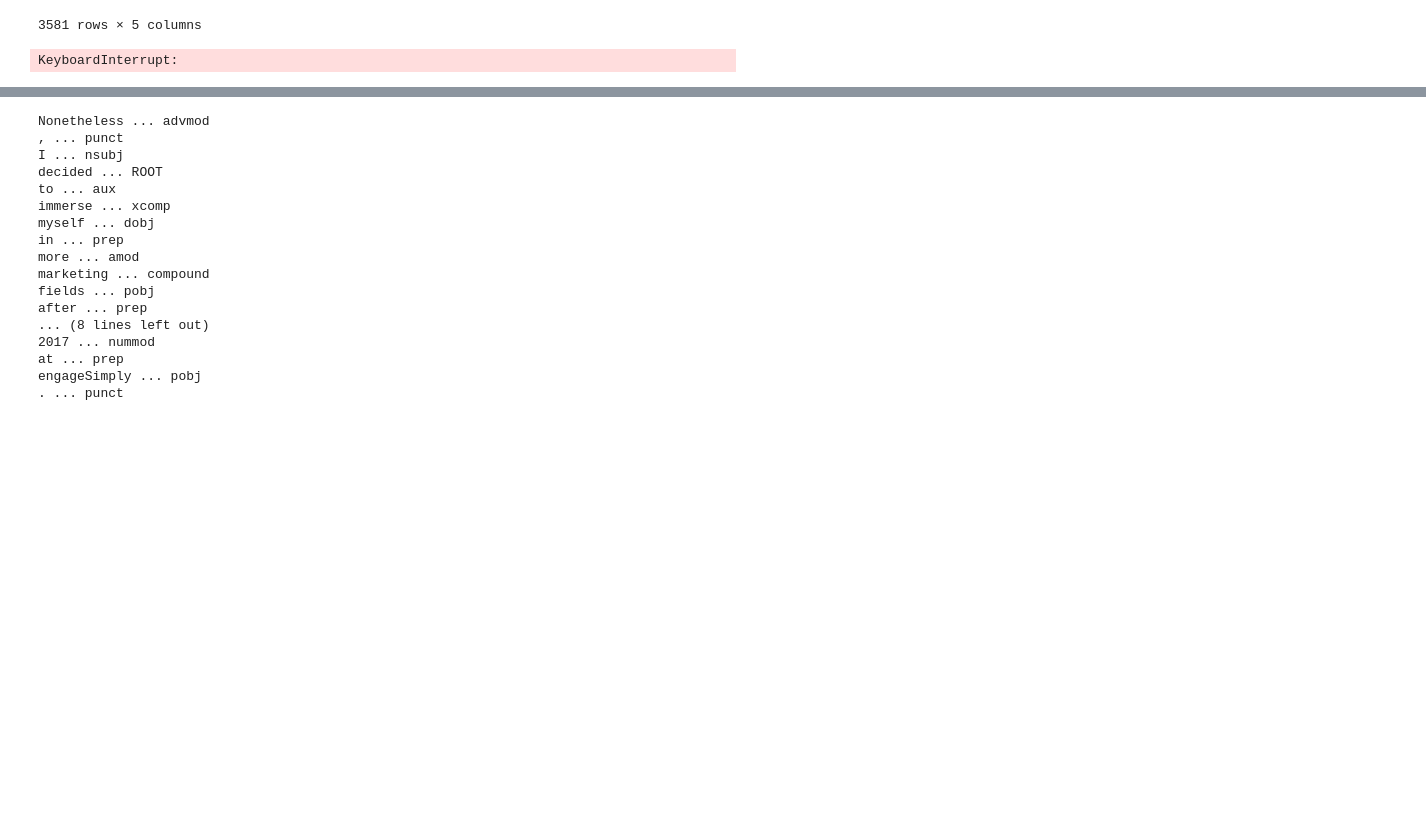
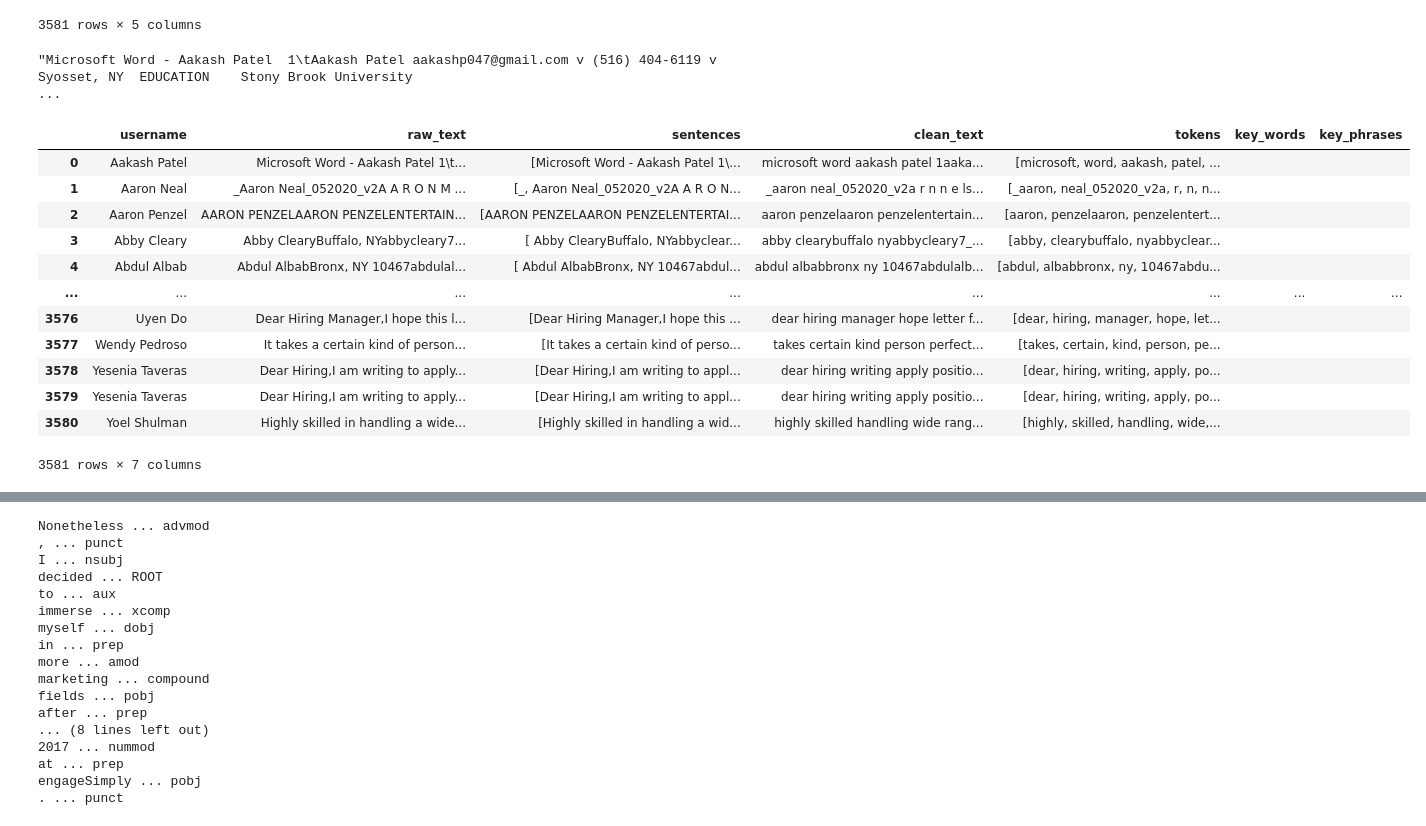
Before and after one commit to sambellsoup/Cover_Letter_Analysis, a Jupyter notebook: nlp_sandbox.ipynb, the cells around one changed output, grey strips where cells are left out. Cells and saved outputs as stored; diff of their text form; code cells hidden in the pictures; blank space fills up the shorter version.

```diff
--- a/nlp_sandbox.ipynb
+++ b/nlp_sandbox.ipynb
@@ -223,8 +225,6 @@ def text_prepare(text):
     text = ' '.join([word for word in text.split() if word not in STOPWORDS])
 
     return text
-# %%
-clean_text = [text_prepare(x) for x in tokens_df.raw_text]
 # %%
 tokens_df['clean_text'] = clean_text
 # %%
@@ -249,12 +249,3 @@ tokens_df
 3581 rows × 5 columns
 # %%
 tokens_df.to_csv('tokens_df.csv')
-# %%
-tokens_df['key_words'] = ''
-r = Rake()
-for index, row in tokens_df.iterrows():
-    r.extract_keywords_from_text(row['clean_text'])
-    key_words_dict_scores = r.get_word_degrees()
-    row['key_words'] = list(key_words_dict_scores.keys())
-# %% [output]
-KeyboardInterrupt:
@@ -260,0 +256,20 @@ KeyboardInterrupt:
+# %%
+text
+# %% [output]
+"Microsoft Word - Aakash Patel  1\tAakash Patel aakashp047@gmail.com v (516) 404-6119 v Syosset, NY  EDUCATION    Stony Brook University                                                                 ...
+# %%
+tokens_df
+# %% [output]
+|  | username | raw_text | sentences | clean_text | tokens | key_words | key_phrases |
+| 0 | Aakash Patel | Microsoft Word - Aakash Patel 1\t... | [Microsoft Word - Aakash Patel 1\... | microsoft word aakash patel 1aaka... | [microsoft, word, aakash, patel, ... |  |  |
+| 1 | Aaron Neal | _Aaron Neal_052020_v2A A R O N M ... | [_, Aaron Neal_052020_v2A A R O N... | _aaron neal_052020_v2a r n n e ls... | [_aaron, neal_052020_v2a, r, n, n... |  |  |
+| 2 | Aaron Penzel | AARON PENZELAARON PENZELENTERTAIN... | [AARON PENZELAARON PENZELENTERTAI... | aaron penzelaaron penzelentertain... | [aaron, penzelaaron, penzelentert... |  |  |
+| 3 | Abby Cleary | Abby ClearyBuffalo, NYabbycleary7... | [ Abby ClearyBuffalo, NYabbyclear... | abby clearybuffalo nyabbycleary7_... | [abby, clearybuffalo, nyabbyclear... |  |  |
+| 4 | Abdul Albab | Abdul AlbabBronx, NY 10467abdulal... | [ Abdul AlbabBronx, NY 10467abdul... | abdul albabbronx ny 10467abdulalb... | [abdul, albabbronx, ny, 10467abdu... |  |  |
+| ... | ... | ... | ... | ... | ... | ... | ... |
+| 3576 | Uyen Do | Dear Hiring Manager,I hope this l... | [Dear Hiring Manager,I hope this ... | dear hiring manager hope letter f... | [dear, hiring, manager, hope, let... |  |  |
+| 3577 | Wendy Pedroso | It takes a certain kind of person... | [It takes a certain kind of perso... | takes certain kind person perfect... | [takes, certain, kind, person, pe... |  |  |
+| 3578 | Yesenia Taveras | Dear Hiring,I am writing to apply... | [Dear Hiring,I am writing to appl... | dear hiring writing apply positio... | [dear, hiring, writing, apply, po... |  |  |
+| 3579 | Yesenia Taveras | Dear Hiring,I am writing to apply... | [Dear Hiring,I am writing to appl... | dear hiring writing apply positio... | [dear, hiring, writing, apply, po... |  |  |
+| 3580 | Yoel Shulman | Highly skilled in handling a wide... | [Highly skilled in handling a wid... | highly skilled handling wide rang... | [highly, skilled, handling, wide,... |  |  |
+3581 rows × 7 columns
```
Also changed, not shown: parts of 85 cells of this notebook, 1 other file.
